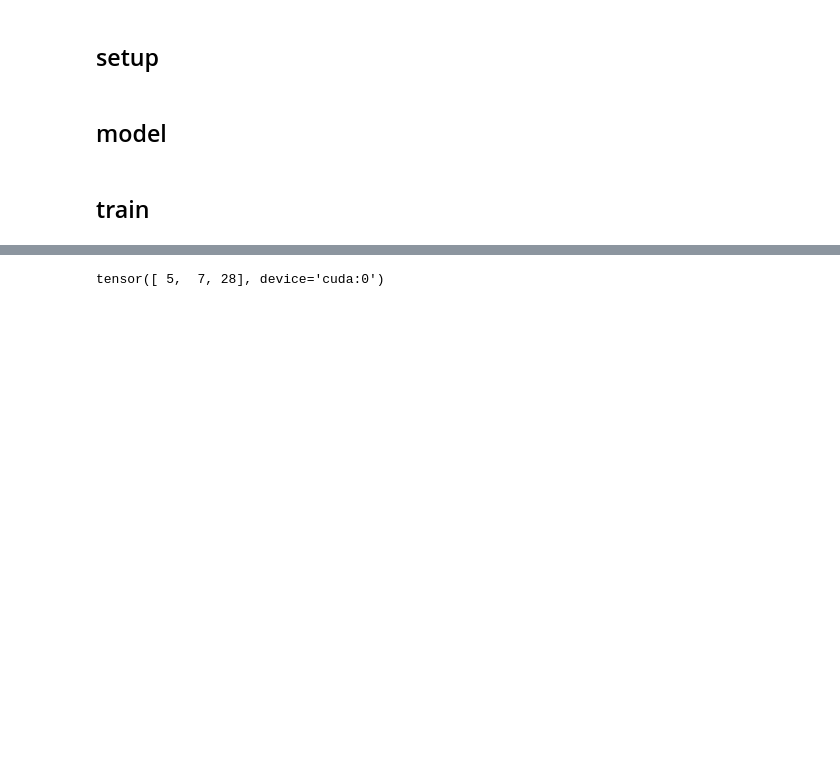
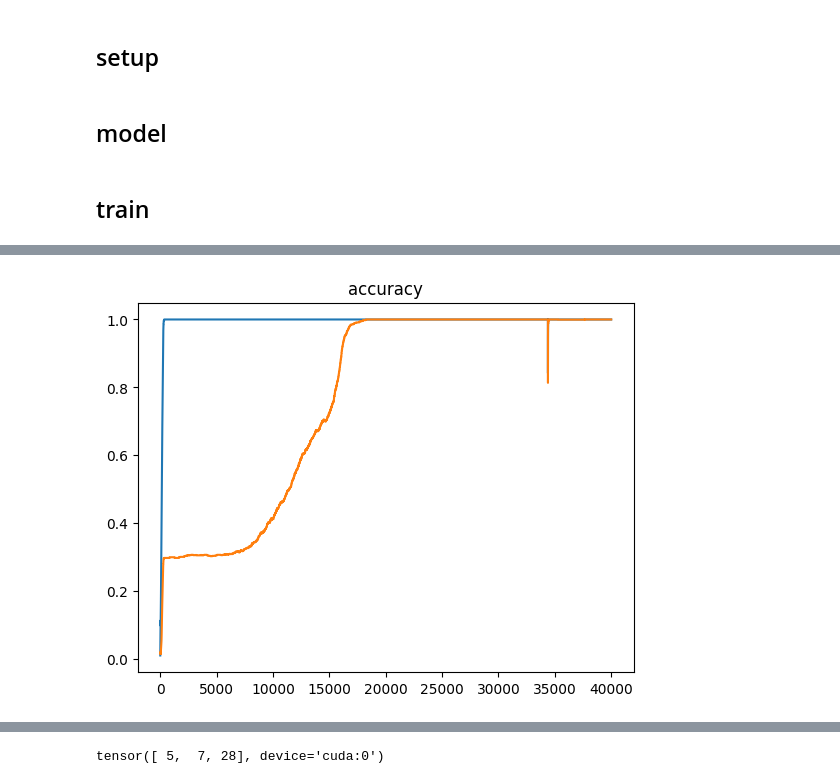
Before and after one commit to peluche/grokking-modular-addition, a Jupyter notebook: grokking.ipynb, the cells around one changed output, grey strips where cells are left out. Cells and saved outputs as stored; diff of their text form; code cells hidden in the pictures; blank space fills up the shorter version.

```diff
--- a/grokking.ipynb
+++ b/grokking.ipynb
@@ -143,0 +148,6 @@ plt.plot(xs, torch.tensor(test_losses).tolist(), label='test')
+# %%
+plt.title('accuracy')
+plt.plot(xs, torch.tensor(accuracies).tolist(), label='train')
+_ = plt.plot(xs, torch.tensor(test_accuracies).tolist(), label='test')
+# %% [output]
+[figure, added]
```
Also changed, not shown: parts of 14 cells of this notebook.
